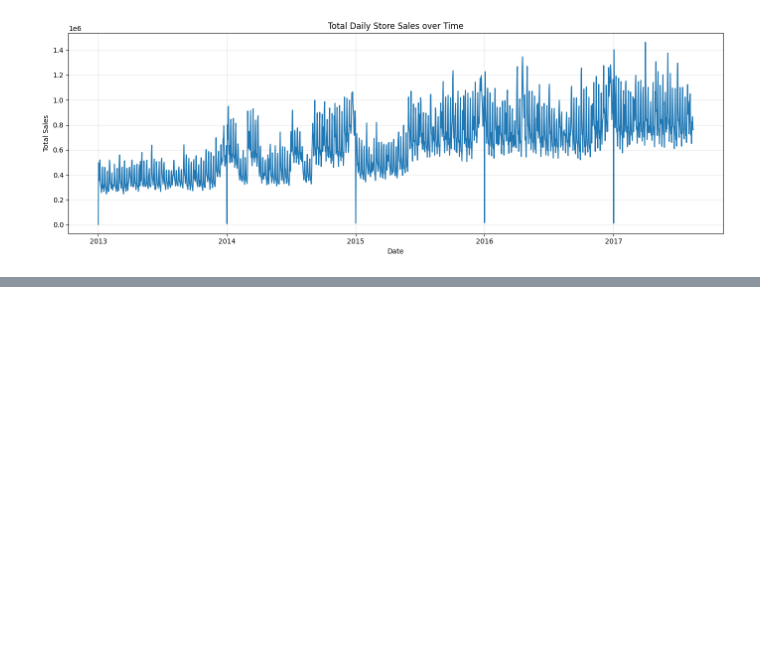
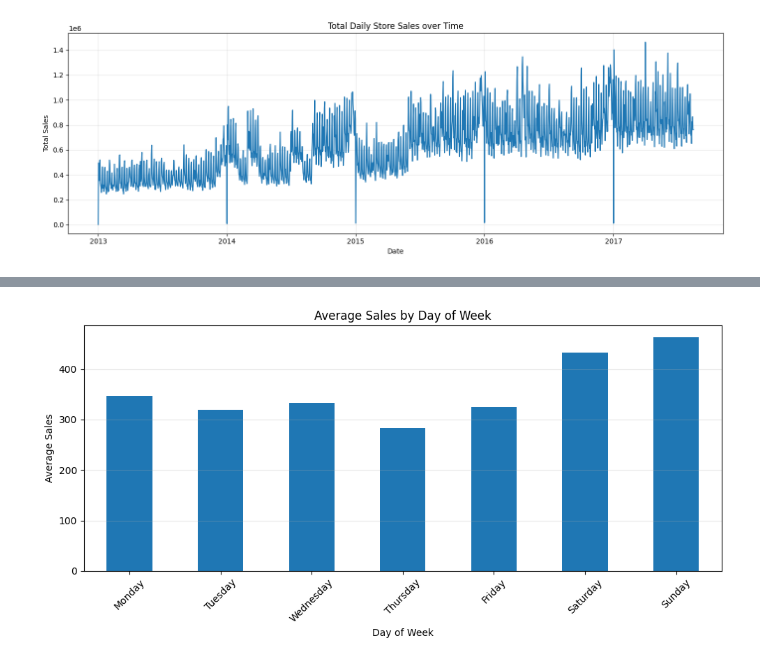
Before and after one commit to clia7/Store_Sales_Analysis, a Jupyter notebook: store-sales-competition.ipynb, the cells around one changed output, grey strips where cells are left out. Drawn from its saved outputs; the diff is of its cells as text; code cells hidden in the pictures; blank space fills up the shorter version.

Commit message:
Kaggle Notebook | Store_Sales_Competition | Version 11

```diff
--- a/store-sales-competition.ipynb
+++ b/store-sales-competition.ipynb
@@ -127,0 +134,27 @@ plt.show()
+# %%
+# Avg. Sales by Day of Week
+train = dataframes['train'].copy()
+
+train['date'] = pd.to_datetime(train['date'])
+train['day_of_week'] = train['date'].dt.day_name()
+
+weekday_sales = (
+    train.groupby('day_of_week')['sales']
+    .mean()
+    .reindex([
+        'Monday', 'Tuesday', 'Wednesday', 'Thursday',
+        'Friday', 'Saturday', 'Sunday'
+    ])
+)
+
+plt.figure(figsize=(10, 5))
+weekday_sales.plot(kind='bar')
+plt.title('Average Sales by Day of Week')
+plt.xlabel('Day of Week')
+plt.ylabel('Average Sales')
+plt.xticks(rotation=45)
+plt.grid(axis='y', alpha=0.3)
+plt.tight_layout()
+plt.show()
+# %% [output]
+[figure, added]
```
Also changed, not shown: parts of 6 cells of this notebook.
